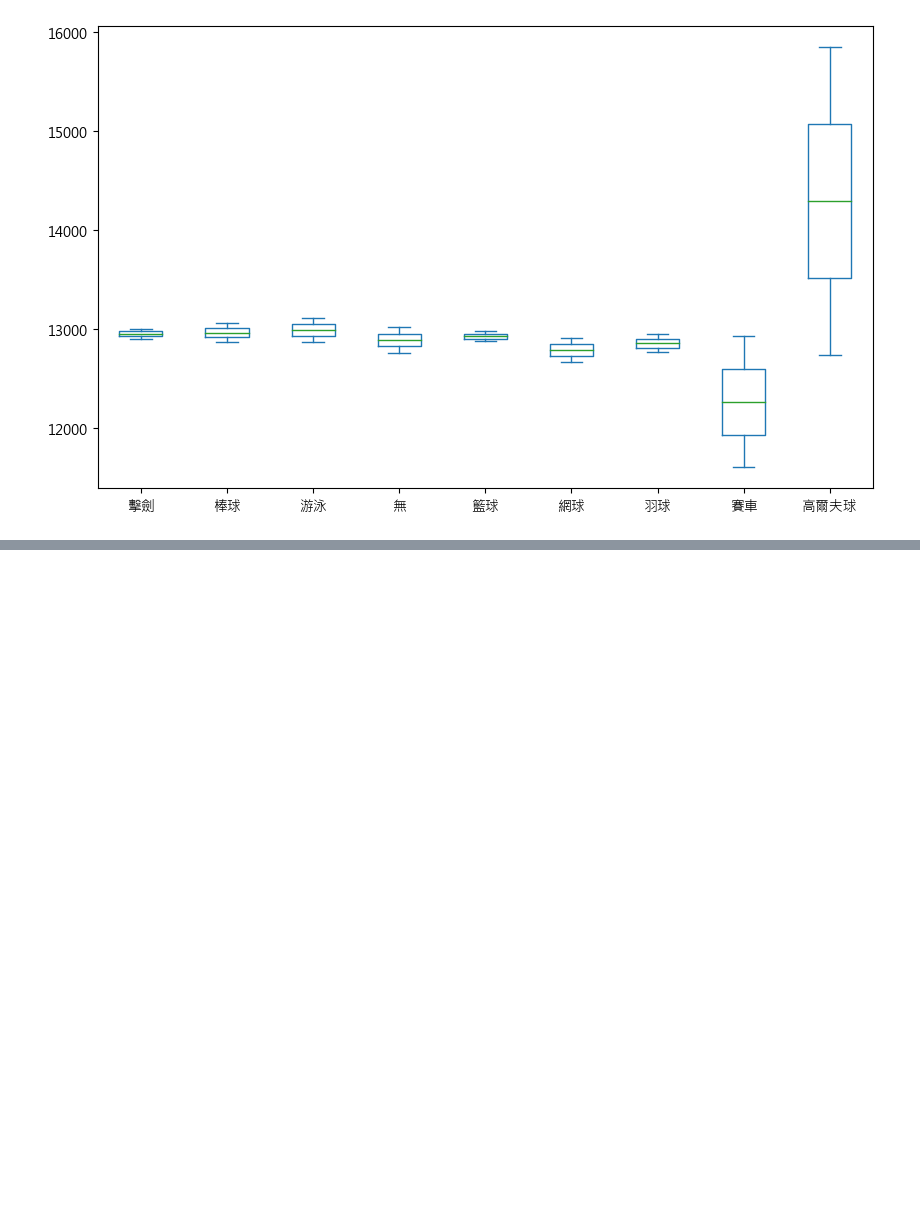
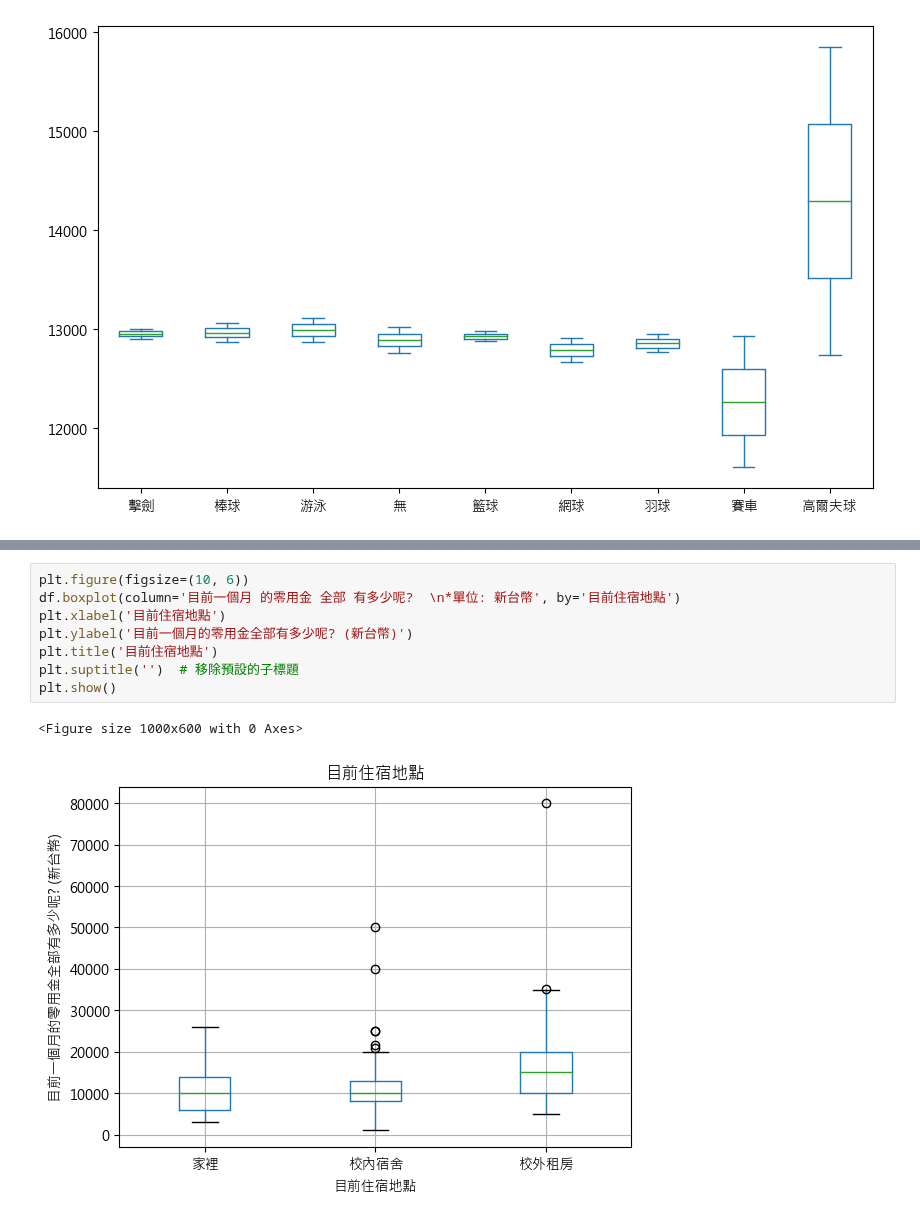
Before and after one commit to whats2000/coding-stuff-I-make-from-learning, a Jupyter notebook: Pythons/statistic/Pocket Money/PockerMoney.ipynb, the cells around one changed output, grey strips where cells are left out. Saved outputs shown, nothing was run; the diff lists cells and outputs as text; blank space fills up the shorter version.

```diff
--- a/Pythons/statistic/Pocket Money/PockerMoney.ipynb
+++ b/Pythons/statistic/Pocket Money/PockerMoney.ipynb
@@ -808,0 +835,11 @@ result_df.plot(kind='box', figsize=(10, 6))  # 繪製箱形圖
+# %%
+plt.figure(figsize=(10, 6))
+df.boxplot(column='目前一個月 的零用金 全部 有多少呢?  \n*單位: 新台幣', by='目前住宿地點')
+plt.xlabel('目前住宿地點')
+plt.ylabel('目前一個月的零用金全部有多少呢? (新台幣)')
+plt.title('目前住宿地點')
+plt.suptitle('')  # 移除預設的子標題
+plt.show()
+# %% [output]
+<Figure size 1000x600 with 0 Axes>
+[figure, added]
```
Also changed, not shown: parts of 9 cells of this notebook.
